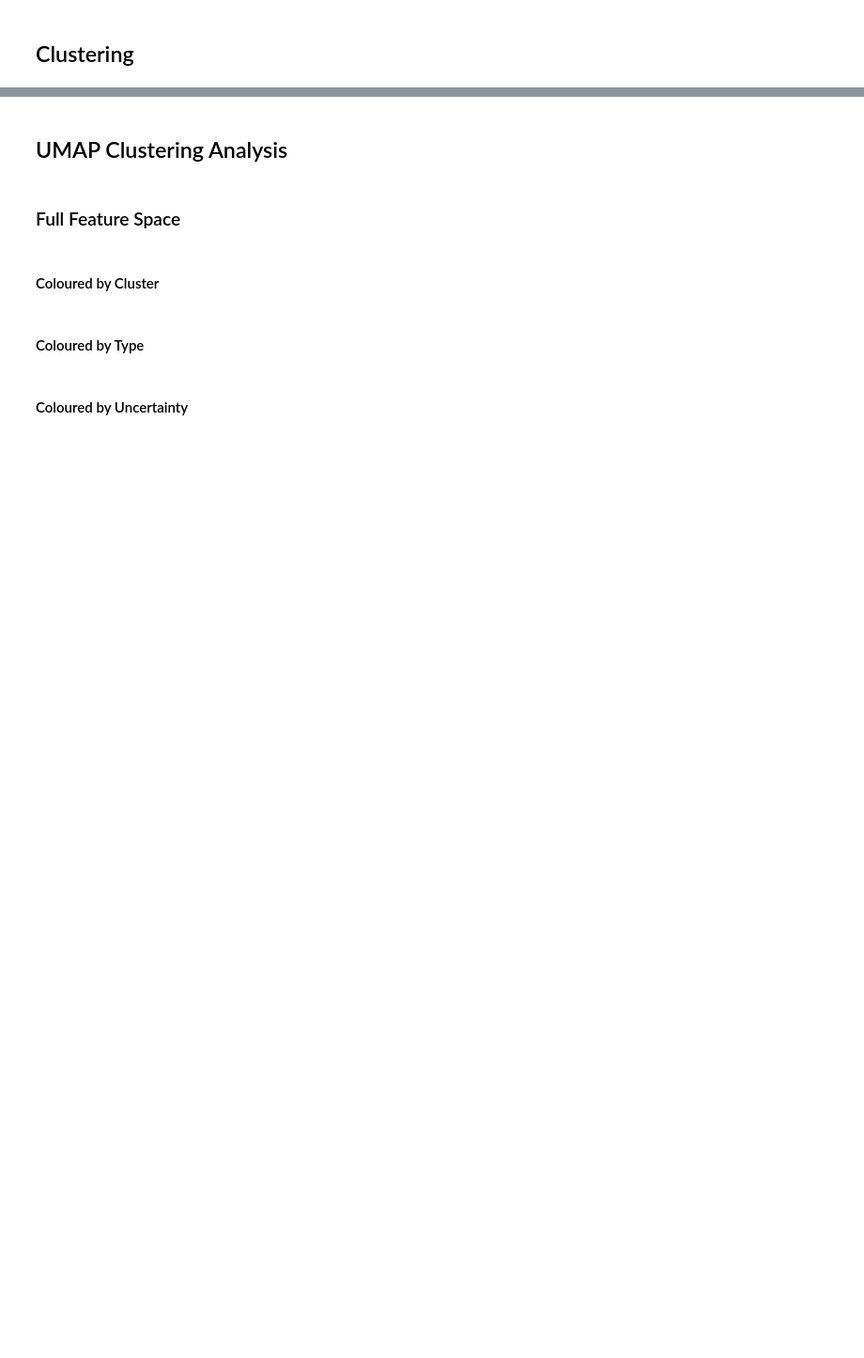
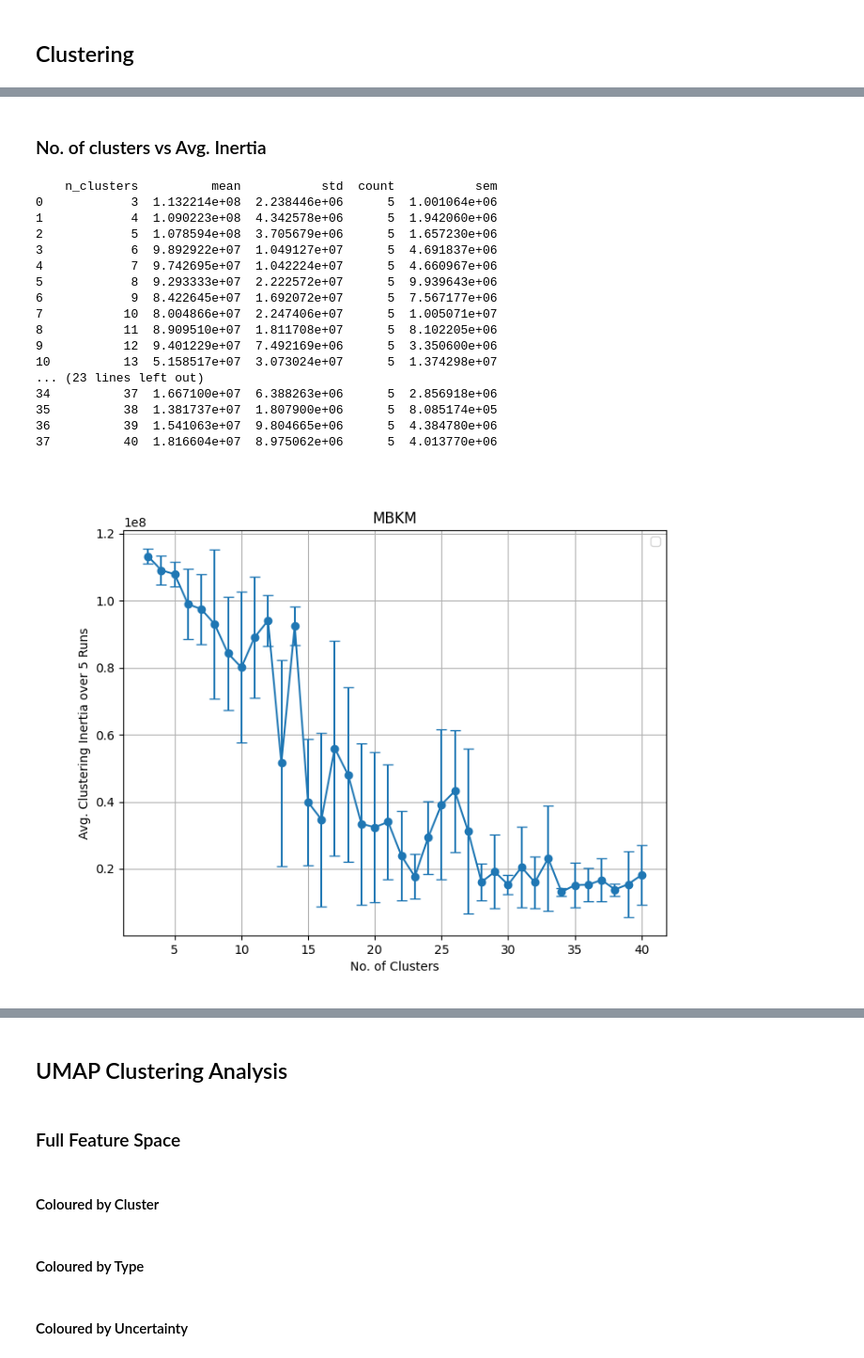
Before and after one commit to Kirstyelli-Work/MSc_Project, a Jupyter notebook: GZD_5_Classification.ipynb, the cells around one changed output, grey strips where cells are left out. Shown at 94% size. Drawn from its saved outputs; the diff is of its cells as text; code cells hidden in the pictures; blank space fills up the shorter version.

```diff
--- a/GZD_5_Classification.ipynb
+++ b/GZD_5_Classification.ipynb
@@ -223,0 +328,41 @@ Clusters with less than 50% dominant type: [2 6]
+# %% [markdown]
+### No. of clusters vs Avg. Inertia
+# %%
+# Group the results by number of clusters
+inertia_summary = results.groupby("n_clusters")['inertia']
+# Calculate mean, std, and count of chosen statistic
+inertia_summary = inertia_summary.agg(["mean", "std", "count"])
+inertia_summary = inertia_summary.reset_index()
+# Calculate standard error of the mean (SEM)
+inertia_summary["sem"] = inertia_summary["std"] / np.sqrt(inertia_summary["count"])
+print(inertia_summary)
+
+plt.close('all')
+
+plt.figure(figsize=(8, 6))
+plt.errorbar(inertia_summary["n_clusters"], inertia_summary["mean"], yerr=inertia_summary["std"], fmt="o-", capsize=4)
+plt.xlabel("No. of Clusters")
+plt.ylabel(f"Avg. Clustering Inertia over {no_of_runs} Runs")
+plt.grid()
+plt.legend()
+plt.title(f'{method}')
+plt.show()
+# %% [output]
+    n_clusters          mean           std  count           sem
+0            3  1.132214e+08  2.238446e+06      5  1.001064e+06
+1            4  1.090223e+08  4.342578e+06      5  1.942060e+06
+2            5  1.078594e+08  3.705679e+06      5  1.657230e+06
+3            6  9.892922e+07  1.049127e+07      5  4.691837e+06
+4            7  9.742695e+07  1.042224e+07      5  4.660967e+06
+5            8  9.293333e+07  2.222572e+07      5  9.939643e+06
+6            9  8.422645e+07  1.692072e+07      5  7.567177e+06
+7           10  8.004866e+07  2.247406e+07      5  1.005071e+07
+8           11  8.909510e+07  1.811708e+07      5  8.102205e+06
+9           12  9.401229e+07  7.492169e+06      5  3.350600e+06
+10          13  5.158517e+07  3.073024e+07      5  1.374298e+07
+... (23 lines left out)
+34          37  1.667100e+07  6.388263e+06      5  2.856918e+06
+35          38  1.381737e+07  1.807900e+06      5  8.085174e+05
+36          39  1.541063e+07  9.804665e+06      5  4.384780e+06
+37          40  1.816604e+07  8.975062e+06      5  4.013770e+06
+[figure, added]
```
Also changed, not shown: parts of 19 cells of this notebook, 1 other file.
